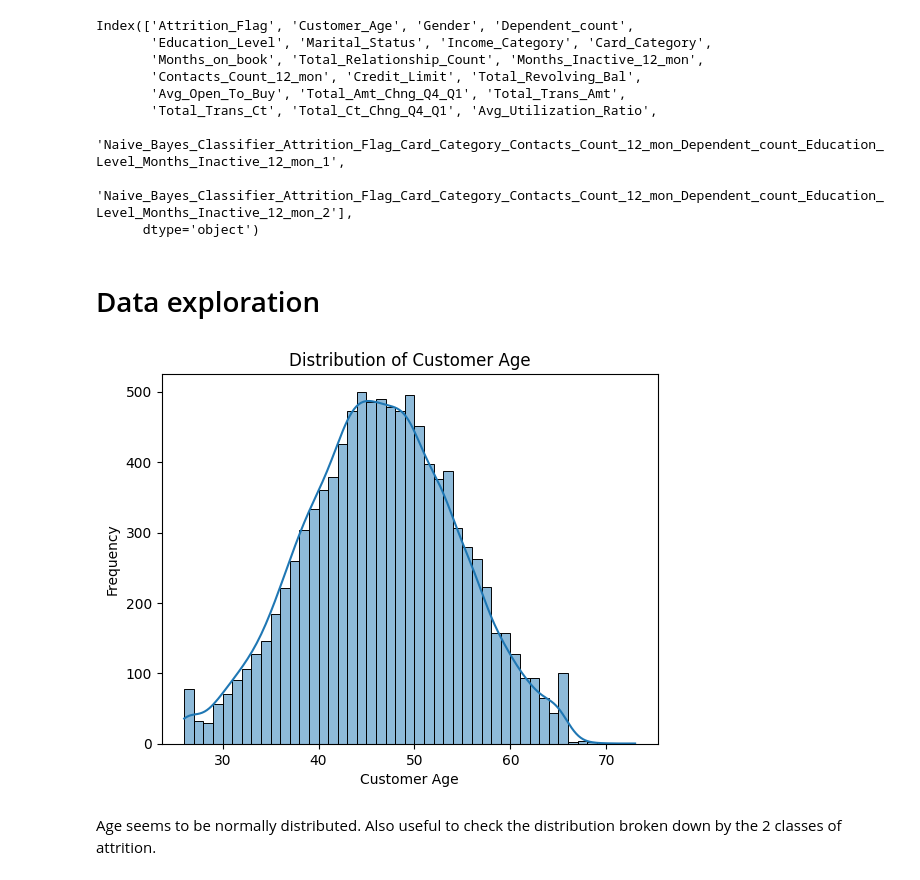
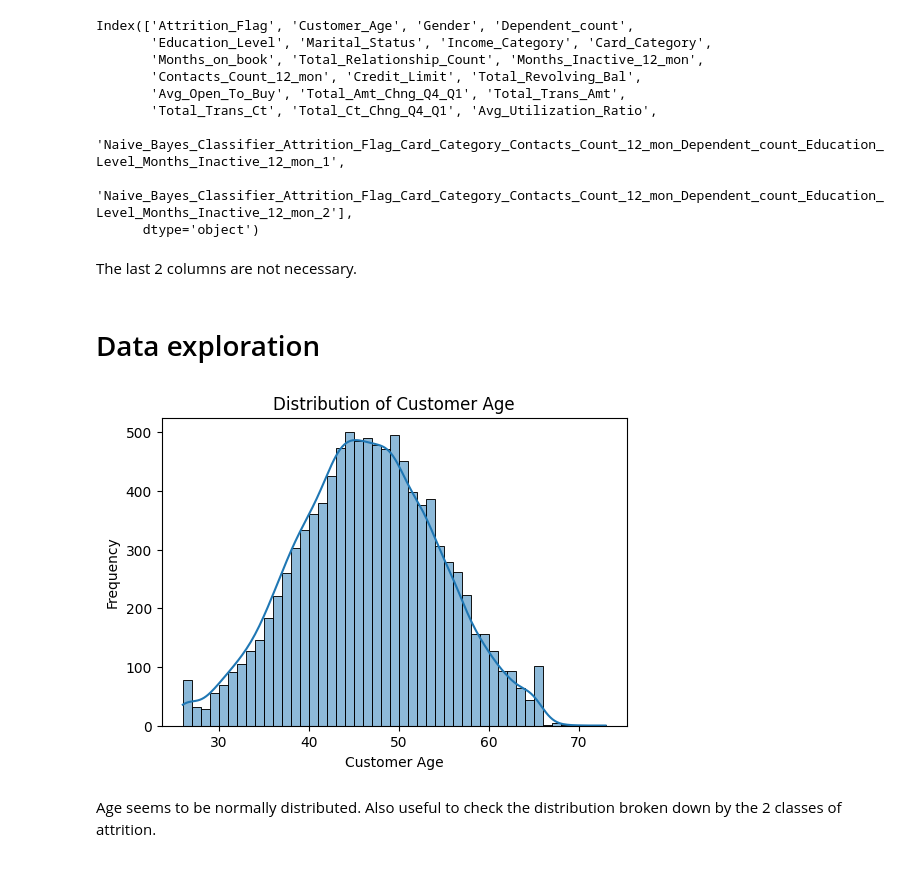
Before and after one commit to surajkarak/churn_prediction, a Jupyter notebook: churn_prediction.ipynb, the cells around one changed output. Saved outputs shown, nothing was run; the diff lists cells and outputs as text; code cells hidden in the pictures.

```diff
--- a/churn_prediction.ipynb
+++ b/churn_prediction.ipynb
@@ -57,16 +57,21 @@ Index(['Attrition_Flag', 'Customer_Age', 'Gender', 'Dependent_count',
        'Naive_Bayes_Classifier_Attrition_Flag_Card_Category_Contacts_Count_12_mon_Dependent_count_Education_Level_Months_Inactive_12_mon_1',
        'Naive_Bayes_Classifier_Attrition_Flag_Card_Category_Contacts_Count_12_mon_Dependent_count_Education_Level_Months_Inactive_12_mon_2'],
       dtype='object')
+# %% [markdown]
+The last 2 columns are not necessary.
+# %%
+data = data[data.columns[:-2]]
 # %% [markdown]
 # Data exploration
 # %%
+plt.figure(figsize=(6,4))
 sns.histplot(data['Customer_Age'], kde=True)
 plt.title('Distribution of Customer Age')
 plt.xlabel('Customer Age')
 plt.ylabel('Frequency')
 plt.show()
 # %% [output]
-[figure, old version]
+[figure, new version]
 # %% [markdown]
 Age seems to be normally distributed. Also useful to check the distribution broken down by the 2 classes of attrition.
 # %%
```
Also changed, not shown: parts of 13 cells of this notebook.
